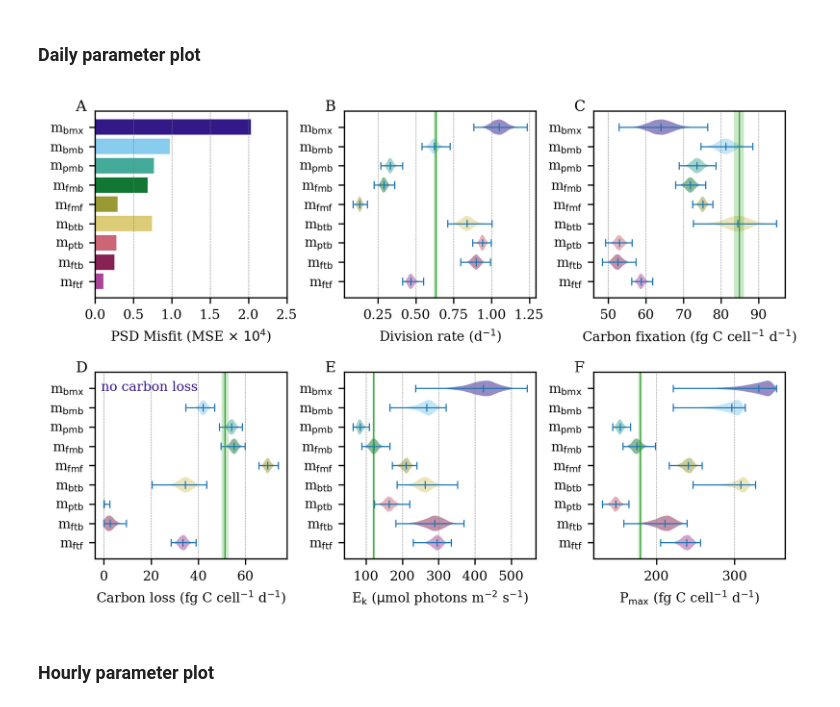
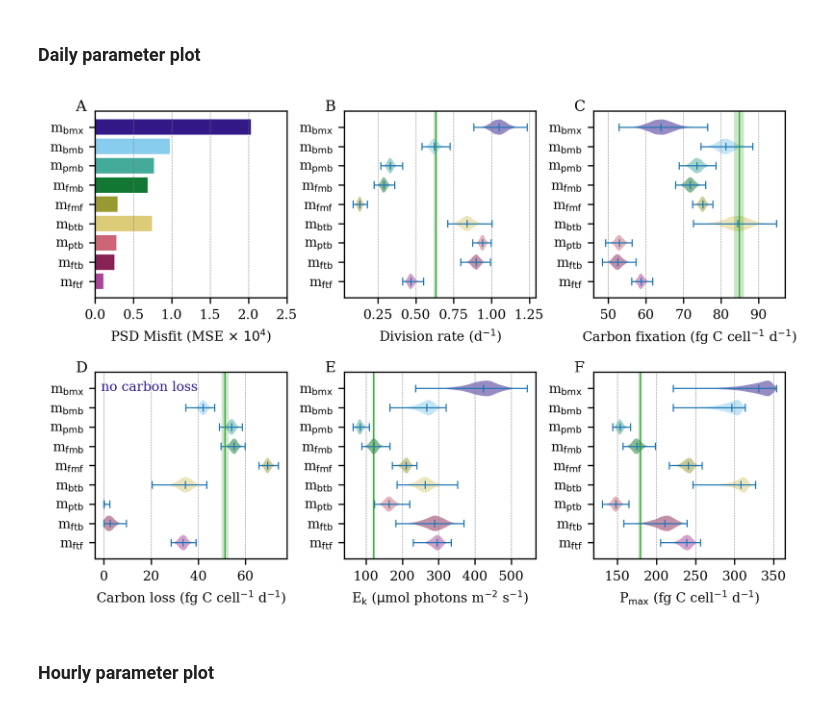
Before and after one commit to CBIOMES/bayesian-matrix-population-model, a Jupyter notebook: notebooks/figures.ipynb, the cells around one changed output. Saved outputs shown, nothing was run; the diff lists cells and outputs as text; code cells hidden in the pictures.

Commit message:
Figure updates

```diff
--- a/notebooks/figures.ipynb
+++ b/notebooks/figures.ipynb
@@ -477,34 +477,35 @@ plot = ax.violinplot(pmax, showmedians=True, vert=False, widths=0.8)
 colors = [colors_model[model] for model in temp_mcmcs]
 
 color_violin(plot, colors, violin_alpha, linewidth)
 
 ax.invert_yaxis()
 ax.set(yticks=np.arange(1, num_mcmcs+1),
        yticklabels=[desc_model[model].replace(',',',\n')
                     for model in temp_mcmcs],
+       xticks=np.linspace(150, 350, 5),
        xlabel='P$_\max$ (fg C cell$^{-1}$ d$^{-1}$)')
 
 ax.text(xtext, ytext, 'F', transform = ax.transAxes, color=text_color,
         fontsize=fontsize,
         path_effects=[pe.Stroke(linewidth=1, foreground='w'), pe.Normal()])
 ax.grid(which=which_grid, axis=grid_axis, color=grid_color,
         linestyle=grid_style, linewidth=grid_width)
 
 true_pmax = np.mean(np.asarray(zinser_fig3['Pmax'])) * 24
 pmax_sd = np.sqrt(np.sum(np.asarray(zinser_fig3['Pmax-sd'])**2)
                   / (np.asarray(zinser_fig3['Pmax-sd']).shape[0]**2)) * 24
 ax.axvline(true_pmax, color=truth_color, lw=truth_lw)
 ax.axvspan(true_pmax-pmax_sd, true_pmax+pmax_sd, facecolor=truth_color,
            alpha=truth_alpha)
 
 
 plt.subplots_adjust(hspace=0.4, wspace=0.3)
 if save_plots:
     plt.savefig('../figures/zinser_daily.pdf', bbox_inches='tight', dpi=300)
 plt.show()
 plt.close()
 # %% [output]
-[figure, old version]
+[figure, new version]
 # %% [markdown]
 ### Hourly parameter plot
 # %%
```
Also changed, not shown: 6 other files.
